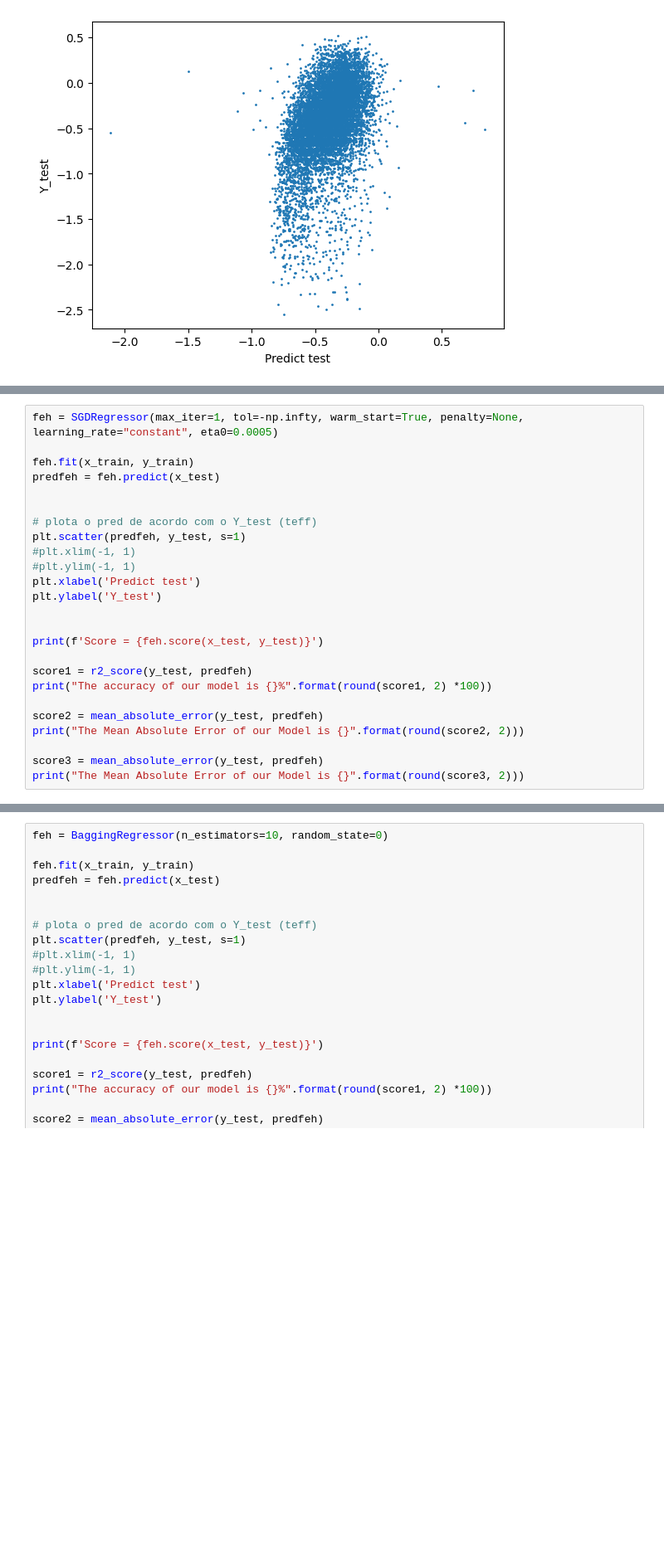
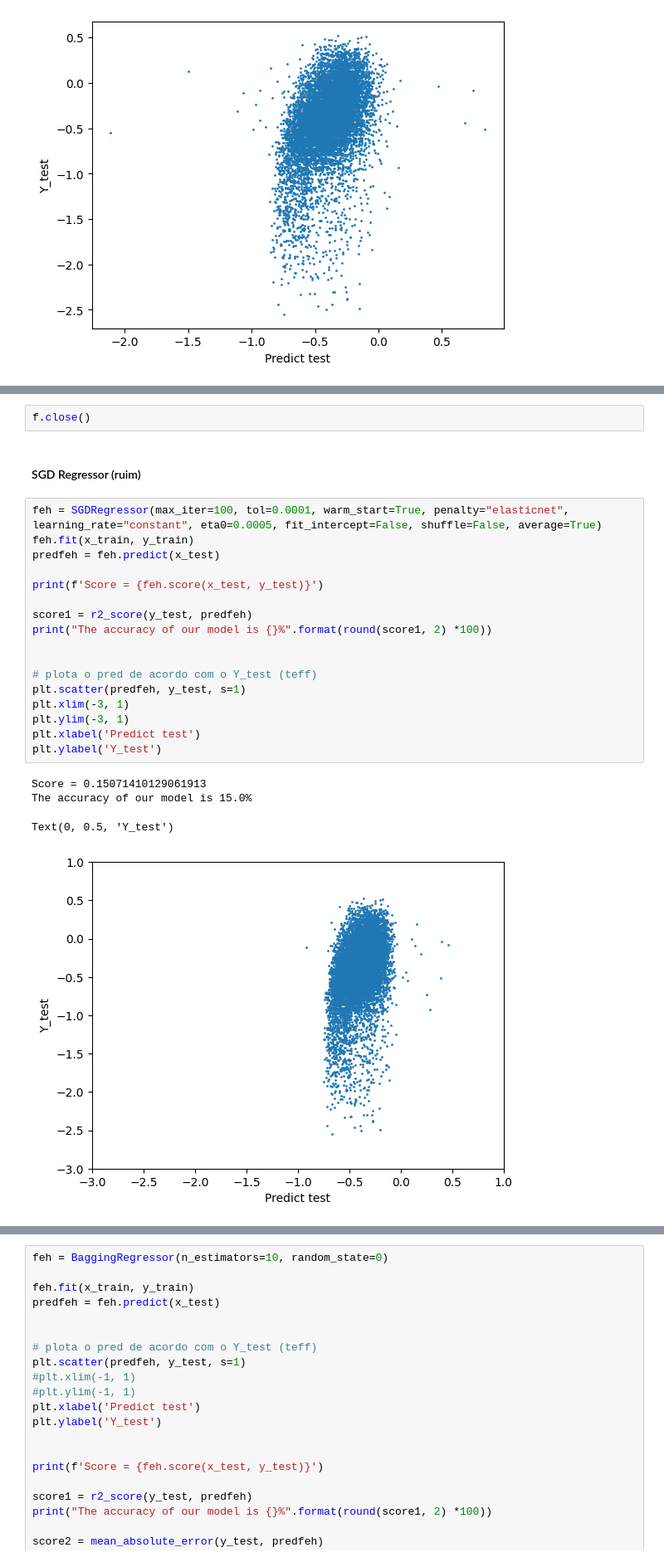
Before and after one commit to ceflopes/splusspectra, a Jupyter notebook: RedeNeural/OutrosMetodos.ipynb, the cells around one changed output, grey strips where cells are left out. Shown at 83% size. Drawn from its saved outputs; the diff is of its cells as text; blank space fills up the shorter version.

```diff
--- a/RedeNeural/OutrosMetodos.ipynb
+++ b/RedeNeural/OutrosMetodos.ipynb
@@ -480,25 +506,26 @@ The Mean Absolute Error of our Model is 0.17
+# %%
+f.close()
+# %% [markdown]
+#### SGD Regressor (ruim)
 # %%
-feh = SGDRegressor(max_iter=1, tol=-np.infty, warm_start=True, penalty=None, learning_rate="constant", eta0=0.0005)
-
+feh = SGDRegressor(max_iter=100, tol=0.0001, warm_start=True, penalty="elasticnet", learning_rate="constant", eta0=0.0005, fit_intercept=False, shuffle=False, average=True)
 feh.fit(x_train, y_train)
 predfeh = feh.predict(x_test)
-
-
-# plota o pred de acordo com o Y_test (teff)
-plt.scatter(predfeh, y_test, s=1)
-#plt.xlim(-1, 1)
-#plt.ylim(-1, 1)
-plt.xlabel('Predict test')
-plt.ylabel('Y_test')
-
 
 print(f'Score = {feh.score(x_test, y_test)}')
 
 score1 = r2_score(y_test, predfeh)
 print("The accuracy of our model is {}%".format(round(score1, 2) *100))
 
-score2 = mean_absolute_error(y_test, predfeh)
-print("The Mean Absolute Error of our Model is {}".format(round(score2, 2)))
 
-score3 = mean_absolute_error(y_test, predfeh)
-print("The Mean Absolute Error of our Model is {}".format(round(score3, 2)))
+# plota o pred de acordo com o Y_test (teff)
+plt.scatter(predfeh, y_test, s=1)
+plt.xlim(-3, 1)
+plt.ylim(-3, 1)
+plt.xlabel('Predict test')
+plt.ylabel('Y_test')
+# %% [output]
+Score = 0.15071410129061913
+The accuracy of our model is 15.0%
+Text(0, 0.5, 'Y_test')
+[figure, added]
```
Also changed, not shown: parts of 27 cells of this notebook.
